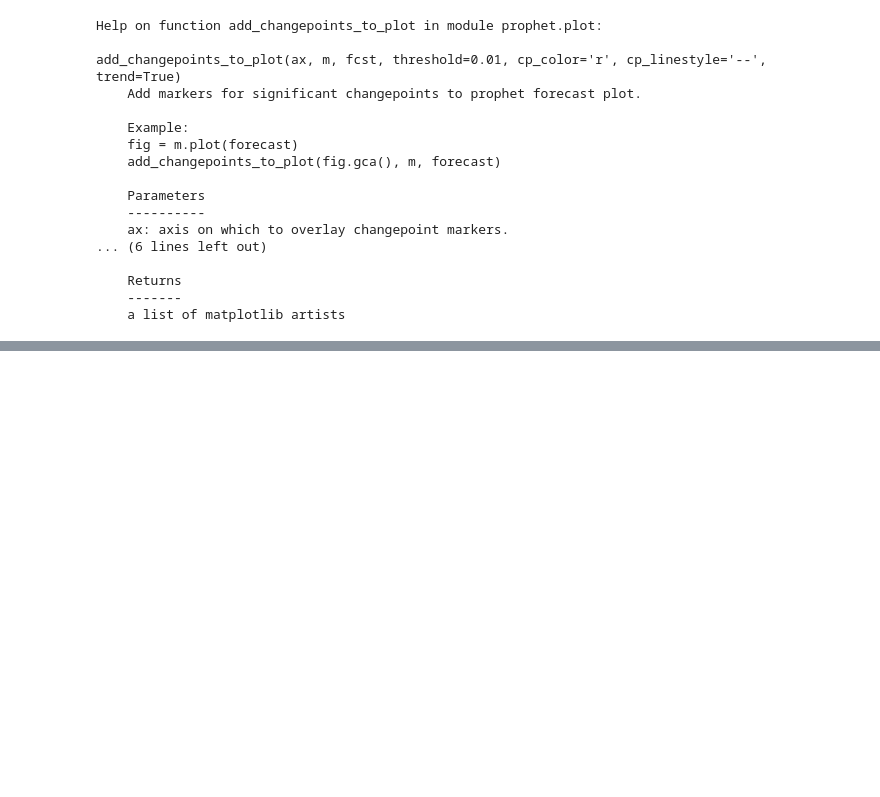
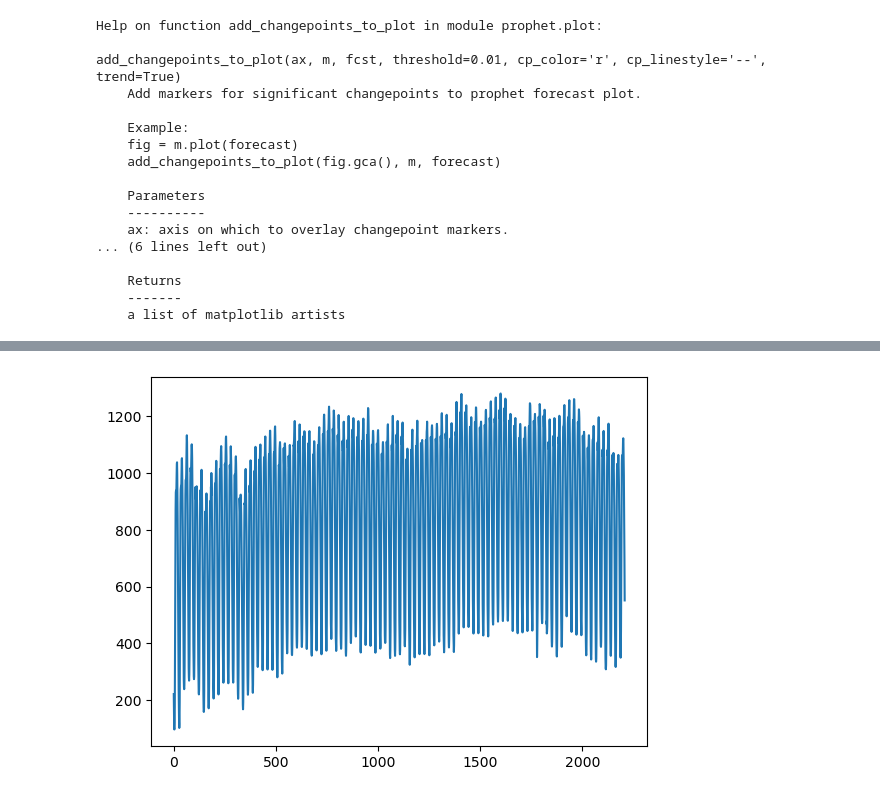
Before and after one commit to Jonghyun-Park1027/Competition3, a Jupyter notebook: Prophet_add_regressor.ipynb, the cells around one changed output, grey strips where cells are left out. Cells and saved outputs as stored; diff of their text form; code cells hidden in the pictures; blank space fills up the shorter version.

Commit message:
cap, floor 설정 및 logistic 분석 실시 : 11.6409051412(2023-08-13.csv)

```diff
--- a/Prophet_add_regressor.ipynb
+++ b/Prophet_add_regressor.ipynb
@@ -111,14 +81,35 @@ add_changepoints_to_plot(ax, m, fcst, threshold=0.01, cp_color='r', cp_linestyle
 # %%
 test_submission= pd.DataFrame(columns=['num_date_time', 'answer'])
 fillzero_train = train_df.fillna(0)
+
 for i in range(1,101):
+    cap = float(train_df.groupby('건물번호',)[['전력소비량(kWh)']].max().loc[i].values)
+    floor = float(train_df.groupby('건물번호',)[['전력소비량(kWh)']].min().loc[i].values)
     # 한건물당 168개씩 예측한다
     sample_train = fillzero_train.loc[fillzero_train["건물번호"]==i]
     target = sample_train["num_date_time"].str.split("_").apply(lambda  x: x[1])
     sample_train["num_date_time"] = pd.to_datetime(target, format = "%Y%m%d %H")
     data = sample_train.rename(columns={'num_date_time': 'ds', "전력소비량(kWh)":'y'})[['ds','y','기온(C)','강수량(mm)','풍속(m/s)','습도(%)']].reset_index(drop=True)
-
-    m= Prophet(seasonality_mode='multiplicative')
+    data['cap'] = cap
+    data['floor'] = floor
+    m= Prophet(
+             growth= 'logistic', # 기본 linear
+             # changepoints: Any = None,
+             # n_changepoints: Any = 25,
+             # changepoint_range: Any = 0.8,
+             # yearly_seasonality: Any = 'auto',
+             # weekly_seasonality: Any = 'auto',
+             # daily_seasonality: Any = 'auto',
+             # holidays: Any = None,
+             seasonality_mode = 'additive',
+             # seasonality_prior_scale: Any = 10.0,
+             # holidays_prior_scale: Any = 10.0,
+             # changepoint_prior_scale: Any = 0.05,
+             # mcmc_samples: Any = 0,
+             # interval_width: Any = 0.80,
+             # uncertainty_samples: Any = 1000,
+             # stan_backend: Any = None
+    )
     m.add_regressor('기온(C)')
     m.add_regressor('강수량(mm)')
     m.add_regressor('풍속(m/s)')
@@ -126,6 +117,8 @@ for i in range(1,101):
     m.fit(data)
 
     future = m.make_future_dataframe(periods=168, freq='1H')
+    future['cap'] = cap
+    future['floor'] = floor
     future['기온(C)'] = data['기온(C)']
     future['강수량(mm)'] = data['강수량(mm)']
     future['풍속(m/s)'] = data['풍속(m/s)']
@@ -173 +166,5 @@ test_submission.set_index("num_date_time",inplace= True)
+# %%
+forecast["yhat"].plot();
+# %% [output]
+[figure, added]
 # %%
```
Also changed, not shown: parts of 13 cells of this notebook.
